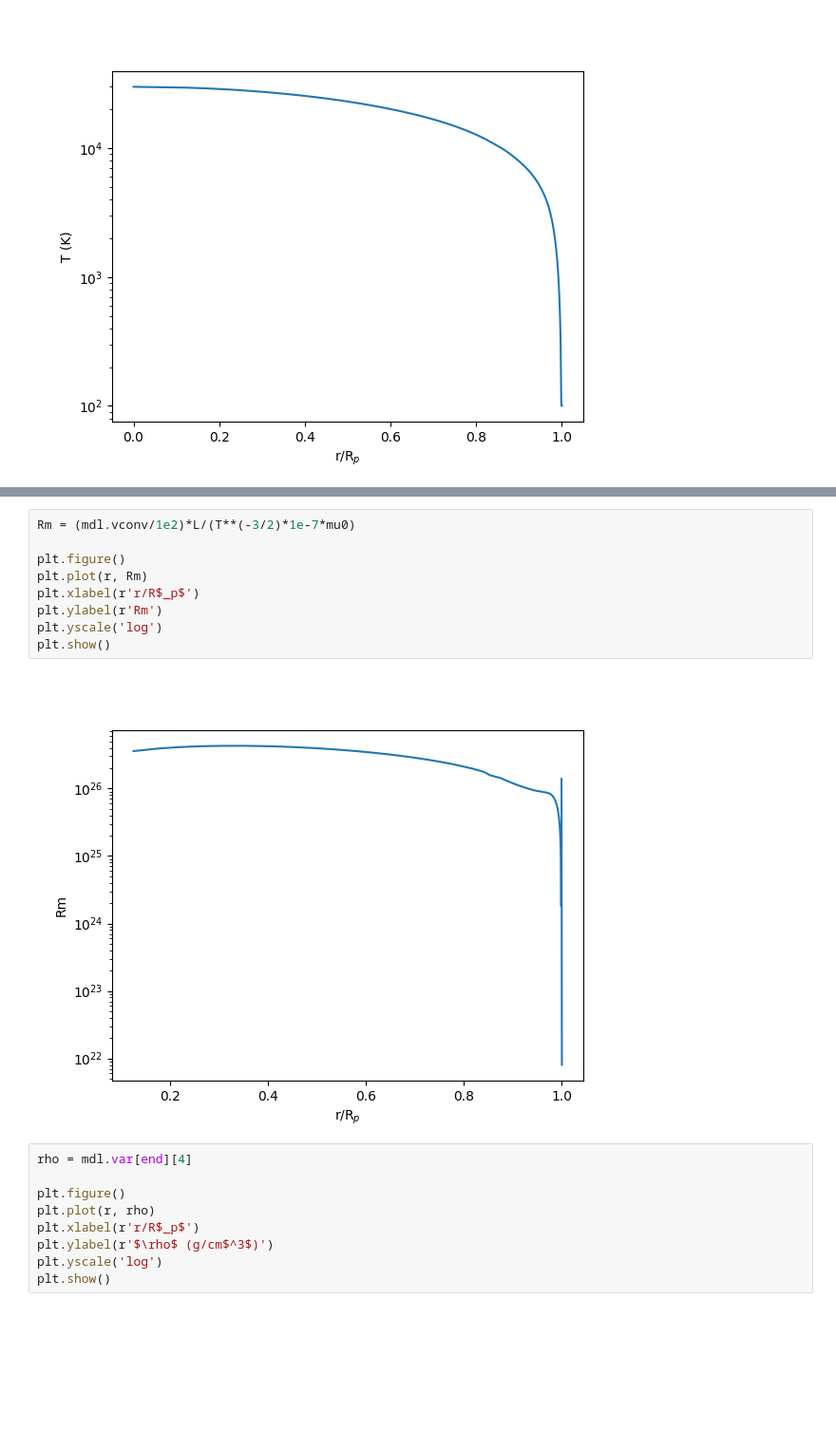
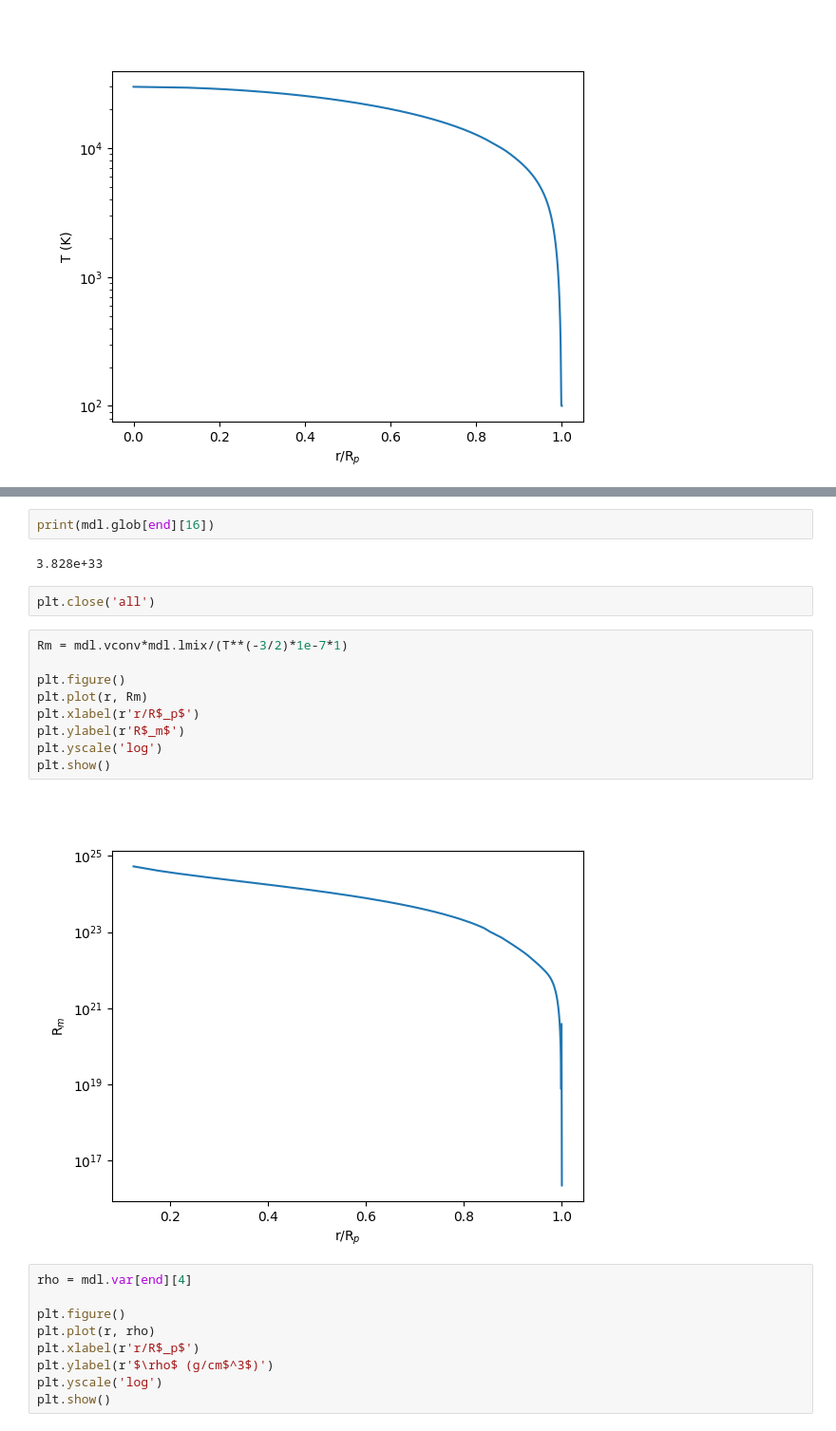
Before and after one commit to olwenrering/Gas-Dynamics-Project, a Jupyter notebook: test.ipynb, the cells around one changed output, grey strips where cells are left out. Shown at 95% size. Cells and saved outputs as stored; diff of their text form; blank space fills up the shorter version.

```diff
--- a/test.ipynb
+++ b/test.ipynb
@@ -155,14 +254,20 @@ plt.show()
+# %%
+print(mdl.glob[end][16])
+# %% [output]
+3.828e+33
+# %%
+plt.close('all')
 # %%
-Rm = (mdl.vconv/1e2)*L/(T**(-3/2)*1e-7*mu0)
+Rm = mdl.vconv*mdl.lmix/(T**(-3/2)*1e-7*1)
 
 plt.figure()
 plt.plot(r, Rm)
 plt.xlabel(r'r/R$_p$')
-plt.ylabel(r'Rm')
+plt.ylabel(r'R$_m$')
 plt.yscale('log')
 plt.show()
 # %% [output]
-[figure, old version]
+[figure, new version]
 # %%
 rho = mdl.var[end][4]
 
```
Also changed, not shown: parts of 17 cells of this notebook.
